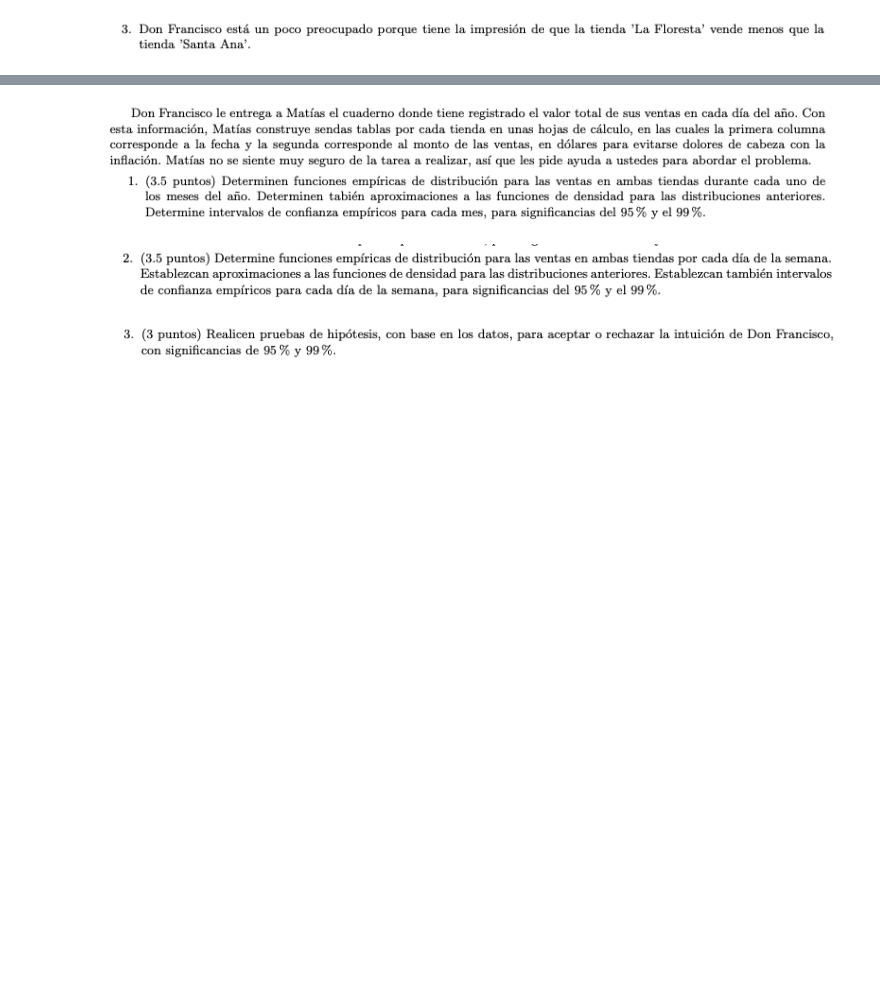
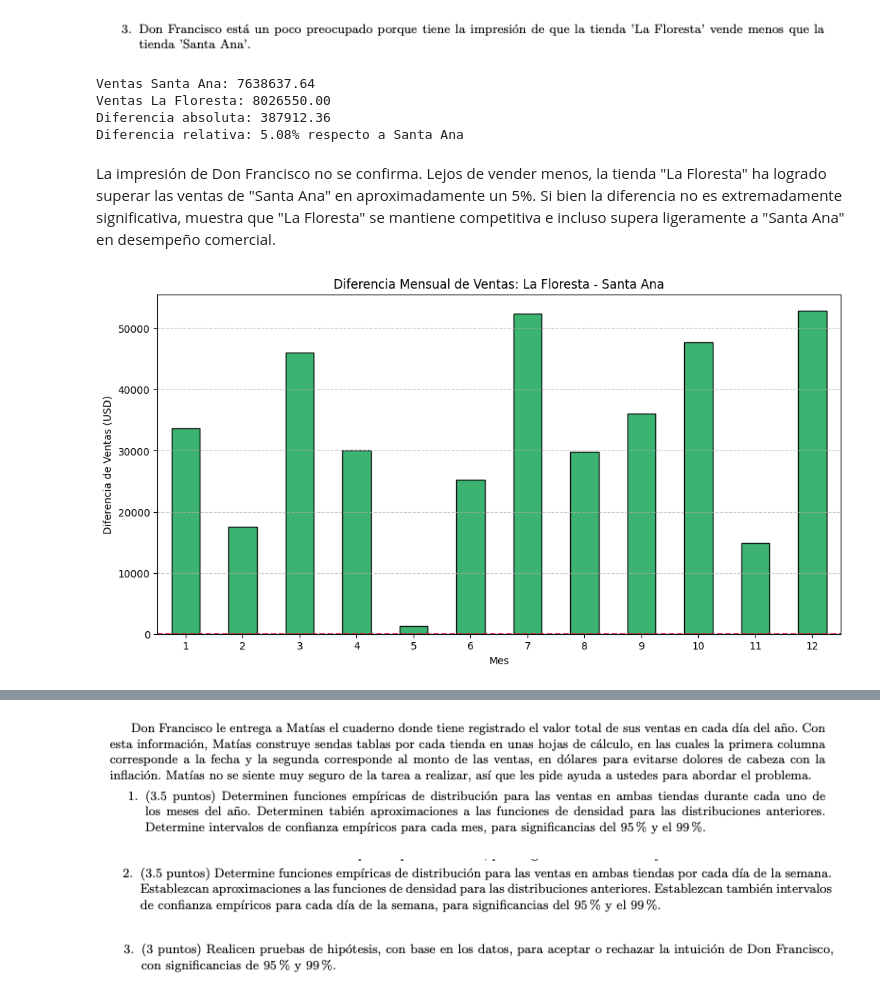
Before and after one commit to abrilnoguera/TPFinal-PEIA, a Jupyter notebook: TP Final.ipynb, the cells around one changed output, grey strips where cells are left out. Drawn from its saved outputs; the diff is of its cells as text; code cells hidden in the pictures; blank space fills up the shorter version.

```diff
--- a/TP Final.ipynb
+++ b/TP Final.ipynb
@@ -9,0 +15,8 @@
+# %%
+# Cargamos las dos hojas como DataFrames
+df_santa_ana = pd.read_excel('Datos.xlsx', sheet_name='Santa Ana')
+df_santa_ana['Tienda'] = 'Santa Ana'
+df_la_floresta = pd.read_excel('Datos.xlsx', sheet_name='La Floresta')
+df_la_floresta['Tienda'] = 'La Floresta'
+
+df = pd.concat([df_santa_ana, df_la_floresta], ignore_index=True)
@@ -14,2 +146,41 @@
 # %% [markdown]
 ![image.png](attachment:image.png)
+# %%
+# Agrupamos ventas totales por Tienda
+ventas_por_tienda = df.groupby('Tienda')['Ventas'].sum()
+
+# Ventas de cada tienda
+ventas_santa_ana = ventas_por_tienda['Santa Ana']
+ventas_la_floresta = ventas_por_tienda['La Floresta']
+
+# Calculamos la diferencia absoluta y relativa
+diferencia = ventas_la_floresta - ventas_santa_ana
+porcentaje_diferencia = (diferencia / ventas_santa_ana) * 100
+
+print(f"Ventas Santa Ana: {ventas_santa_ana:.2f}")
+print(f"Ventas La Floresta: {ventas_la_floresta:.2f}")
+print(f"Diferencia absoluta: {diferencia:.2f}")
+print(f"Diferencia relativa: {porcentaje_diferencia:.2f}% respecto a Santa Ana")
+# %% [output]
+Ventas Santa Ana: 7638637.64
+Ventas La Floresta: 8026550.00
+Diferencia absoluta: 387912.36
+Diferencia relativa: 5.08% respecto a Santa Ana
+# %% [markdown]
+La impresión de Don Francisco no se confirma. Lejos de vender menos, la tienda "La Floresta" ha logrado superar las ventas de "Santa Ana" en aproximadamente un 5%. Si bien la diferencia no es extremadamente significativa, muestra que "La Floresta" se mantiene competitiva e incluso supera ligeramente a "Santa Ana" en desempeño comercial.
+# %%
+# Calculamos la diferencia: La Floresta - Santa Ana
+diferencia_mensual = tabla_ventas['La Floresta'] - tabla_ventas['Santa Ana']
+
+# Graficamos
+plt.figure(figsize=(12,6))
+diferencia_mensual.plot(kind='bar', color='mediumseagreen', edgecolor='black')
+plt.axhline(0, color='crimson', linestyle='--')
+plt.title("Diferencia Mensual de Ventas: La Floresta - Santa Ana")
+plt.xlabel("Mes")
+plt.ylabel("Diferencia de Ventas (USD)")
+plt.grid(axis='y', linestyle='--', alpha=0.7)
+plt.xticks(rotation=0)
+plt.show()
+# %% [output]
+[figure, added]
```
Also changed, not shown: parts of 9 cells of this notebook.
